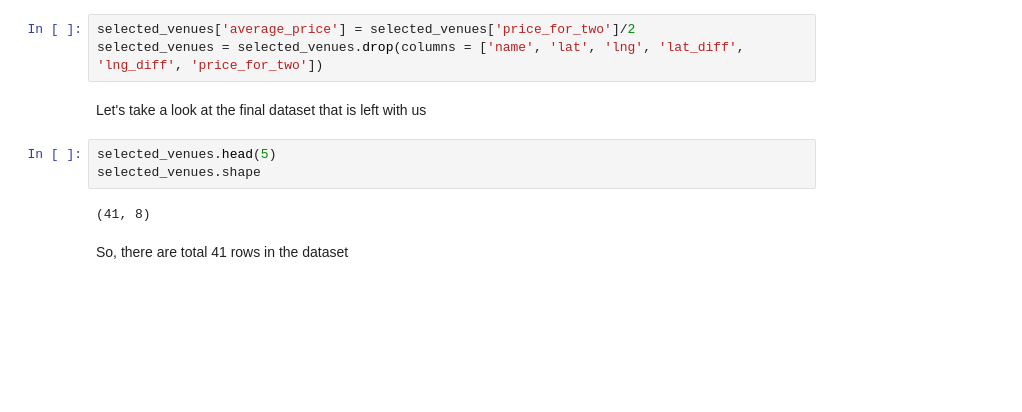
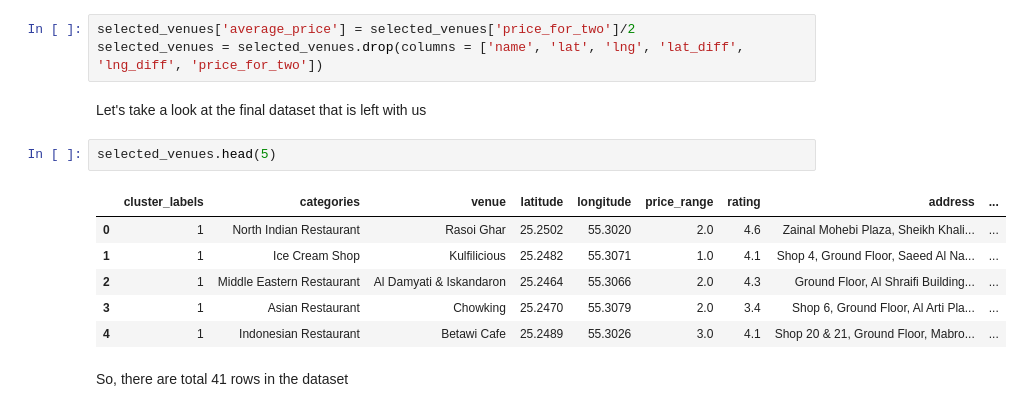
Before and after one commit to Priya-raja/Final-CapstoneProject, a Jupyter notebook: FinalProject_week4.ipynb, the cells around one changed output. Cells and saved outputs as stored; diff of their text form; blank space fills up the shorter version.

```diff
--- a/FinalProject_week4.ipynb
+++ b/FinalProject_week4.ipynb
@@ -330,9 +330,13 @@ selected_venues = selected_venues.drop(columns = ['name', 'lat', 'lng', 'lat_dif
 Let's take a look at the final dataset that is left with us
 # %%
 selected_venues.head(5)
-selected_venues.shape
 # %% [output]
-(41, 8)
+|  | cluster_labels | categories | venue | latitude | longitude | price_range | rating | address | ... |
+| 0 | 1 | North Indian Restaurant | Rasoi Ghar | 25.2502 | 55.3020 | 2.0 | 4.6 | Zainal Mohebi Plaza, Sheikh Khali... | ... |
+| 1 | 1 | Ice Cream Shop | Kulfilicious | 25.2482 | 55.3071 | 1.0 | 4.1 | Shop 4, Ground Floor, Saeed Al Na... | ... |
+| 2 | 1 | Middle Eastern Restaurant | Al Damyati & Iskandaron | 25.2464 | 55.3066 | 2.0 | 4.3 | Ground Floor, Al Shraifi Building... | ... |
+| 3 | 1 | Asian Restaurant | Chowking | 25.2470 | 55.3079 | 2.0 | 3.4 | Shop 6, Ground Floor, Al Arti Pla... | ... |
+| 4 | 1 | Indonesian Restaurant | Betawi Cafe | 25.2489 | 55.3026 | 3.0 | 4.1 | Shop 20 & 21, Ground Floor, Mabro... | ... |
 # %% [markdown]
 So, there are total 41 rows in the dataset
 # %% [markdown]
```
Also changed, not shown: parts of 6 cells of this notebook.
